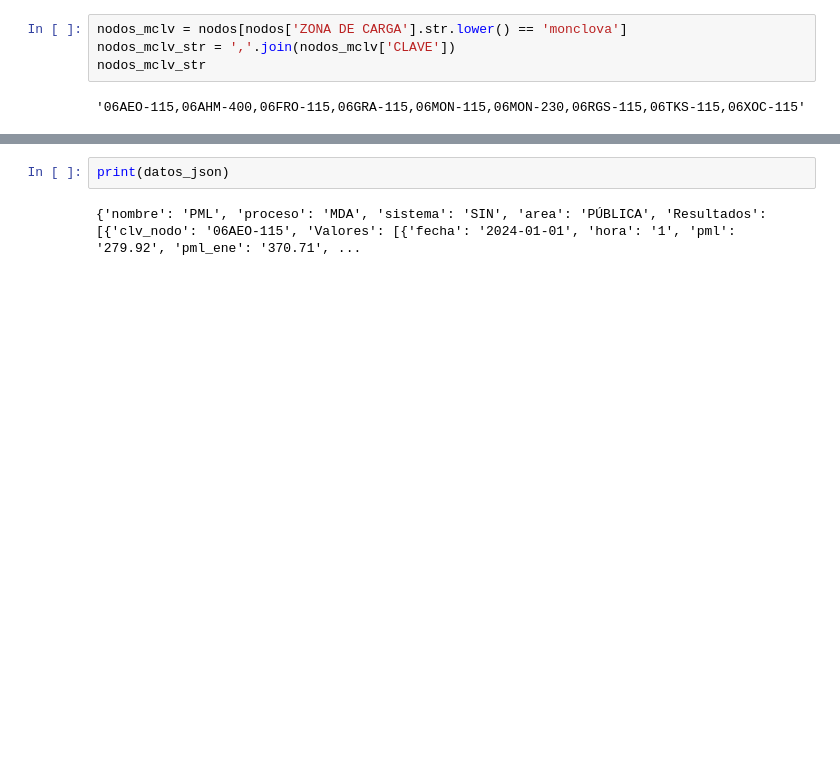
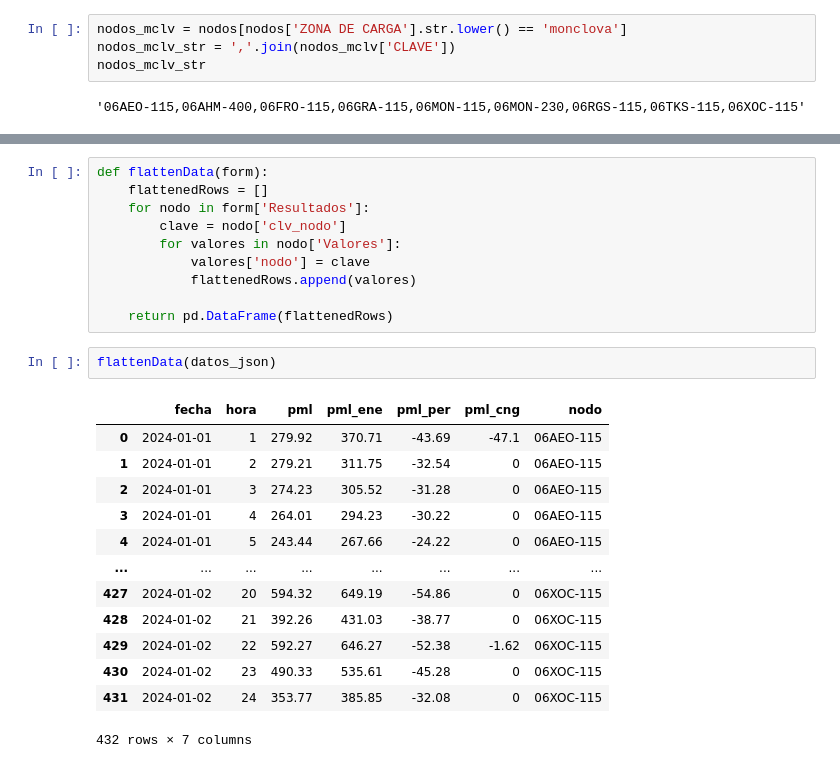
Before and after one commit to VelascoSantiago/pp-monclovalmp, a Jupyter notebook: dev.ipynb, the cells around one changed output, grey strips where cells are left out. Cells and saved outputs as stored; diff of their text form; blank space fills up the shorter version.

```diff
--- a/dev.ipynb
+++ b/dev.ipynb
@@ -91,7 +92,29 @@ DAtos para el request a https://ws01.cenace.gob.mx:8082/SWPML/SIM/SIN/MDA/06AEO-
 8    {'clv_nodo': '06XOC-115', 'Valores': [{'fecha'...
 Name: Resultados, dtype: object
 # %%
-print(datos_json)
+def flattenData(form):
+    flattenedRows = []
+    for nodo in form['Resultados']:
+        clave = nodo['clv_nodo']
+        for valores in nodo['Valores']:
+            valores['nodo'] = clave
+            flattenedRows.append(valores)
+
+    return pd.DataFrame(flattenedRows)
-# %% [output]
-{'nombre': 'PML', 'proceso': 'MDA', 'sistema': 'SIN', 'area': 'PÚBLICA', 'Resultados': [{'clv_nodo': '06AEO-115', 'Valores': [{'fecha': '2024-01-01', 'hora': '1', 'pml': '279.92', 'pml_ene': '370.71', ...
+# %%
+flattenData(datos_json)
+# %% [output]
+|  | fecha | hora | pml | pml_ene | pml_per | pml_cng | nodo |
+| 0 | 2024-01-01 | 1 | 279.92 | 370.71 | -43.69 | -47.1 | 06AEO-115 |
+| 1 | 2024-01-01 | 2 | 279.21 | 311.75 | -32.54 | 0 | 06AEO-115 |
+| 2 | 2024-01-01 | 3 | 274.23 | 305.52 | -31.28 | 0 | 06AEO-115 |
+| 3 | 2024-01-01 | 4 | 264.01 | 294.23 | -30.22 | 0 | 06AEO-115 |
+| 4 | 2024-01-01 | 5 | 243.44 | 267.66 | -24.22 | 0 | 06AEO-115 |
+| ... | ... | ... | ... | ... | ... | ... | ... |
+| 427 | 2024-01-02 | 20 | 594.32 | 649.19 | -54.86 | 0 | 06XOC-115 |
+| 428 | 2024-01-02 | 21 | 392.26 | 431.03 | -38.77 | 0 | 06XOC-115 |
+| 429 | 2024-01-02 | 22 | 592.27 | 646.27 | -52.38 | -1.62 | 06XOC-115 |
+| 430 | 2024-01-02 | 23 | 490.33 | 535.61 | -45.28 | 0 | 06XOC-115 |
+| 431 | 2024-01-02 | 24 | 353.77 | 385.85 | -32.08 | 0 | 06XOC-115 |
+432 rows × 7 columns
 # %%
```
Also changed, not shown: parts of 9 cells of this notebook.
